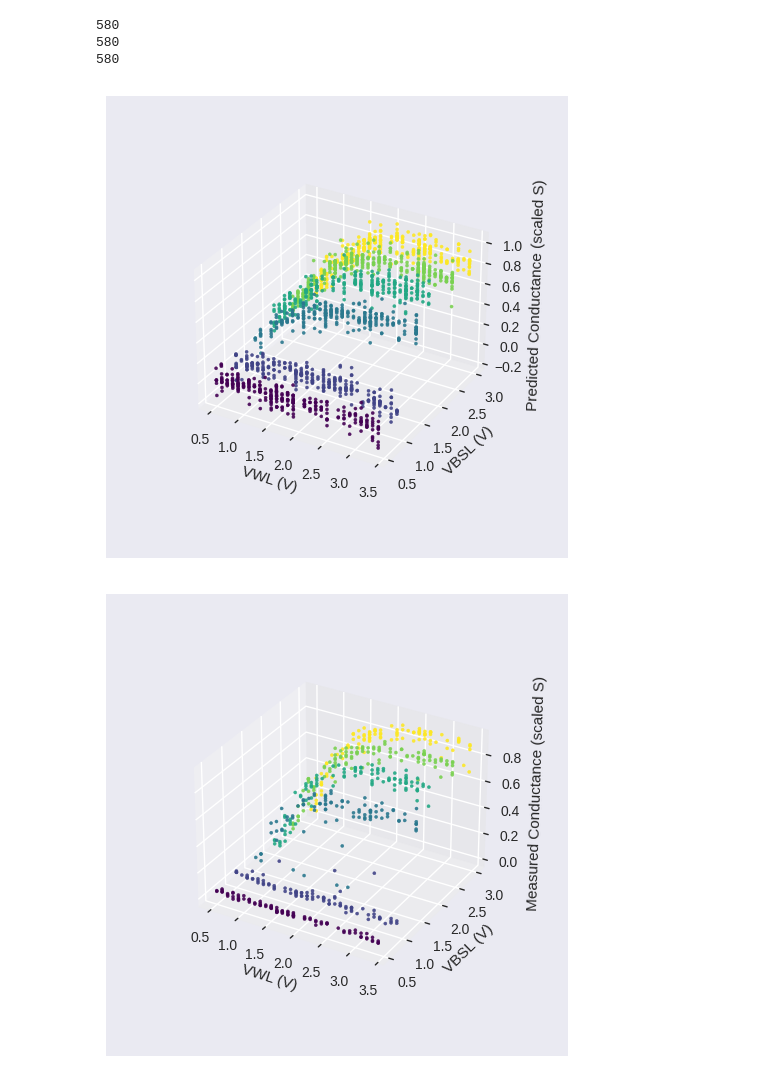
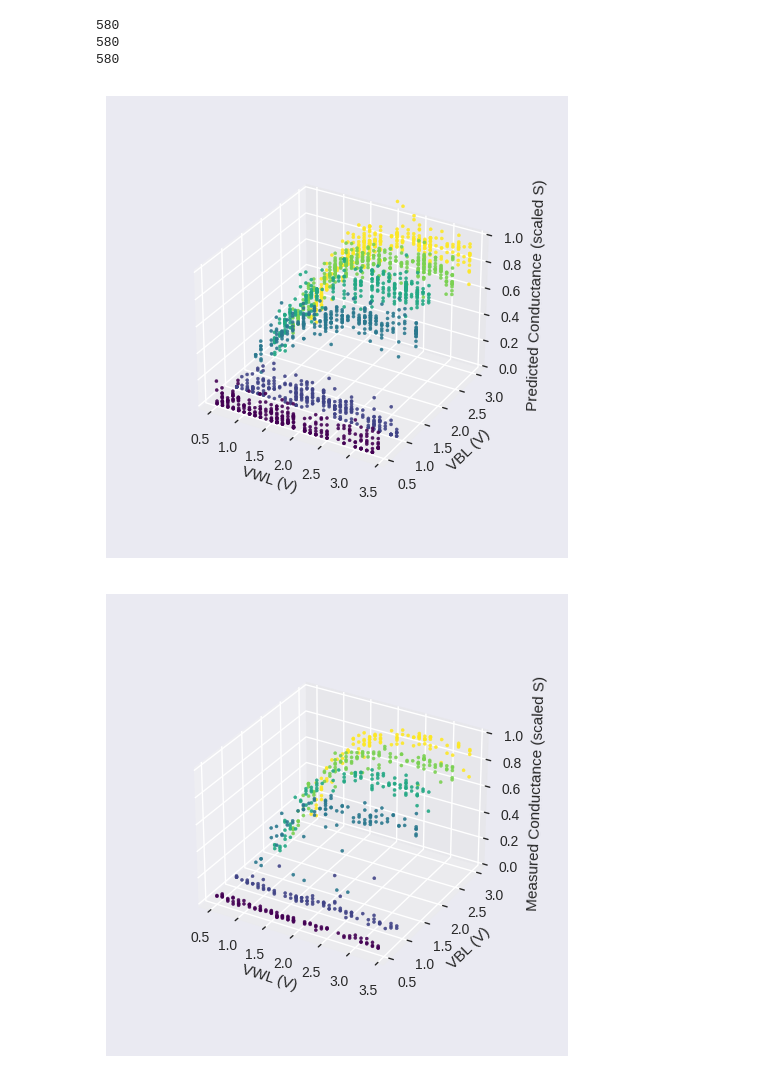
Before and after one commit to AaravWattal/RRAM-Models, a Jupyter notebook: SISPAD_3D_Graphs.ipynb, the cells around one changed output. Drawn from its saved outputs; the diff is of its cells as text; code cells hidden in the pictures.

```diff
--- a/SISPAD_3D_Graphs.ipynb
+++ b/SISPAD_3D_Graphs.ipynb
@@ -377,27 +377,28 @@ for i in range(len(vwl)):
 # %%
 fig = plt.figure(figsize=(8, 6))
 ax = fig.add_subplot(projection='3d')
 
 ax.set_xlabel('VWL (V)')
-ax.set_ylabel('VBSL (V)')
+ax.set_ylabel('VBL (V)')
 ax.set_zlabel('Predicted Conductance (scaled S)')
 
 ax.xaxis.labelpad = 10
 ax.yaxis.labelpad = 10
 ax.zaxis.labelpad = 10
 
 ax.dist = 14
+ax.set_zlim3d(0, 1)
 
-ax.scatter3D(vwl_longer, vbsl_longer, dist, c=vbsl_longer, cmap = 'viridis', marker='.', alpha=0.9)
+ax.scatter3D(vwl_longer, vbsl_longer, np.maximum(dist, 0), c=vbsl_longer, cmap = 'viridis', marker='.', alpha=0.9)
 plt.savefig('figs/3d_pred.pdf')
 # %% [output]
-[figure, old version]
+[figure, new version]
 # %%
 fig = plt.figure(figsize=(8, 6))
 ax = fig.add_subplot(projection='3d')
 
 ax.set_xlabel('VWL (V)')
-ax.set_ylabel('VBSL (V)')
+ax.set_ylabel('VBL (V)')
 ax.set_zlabel('Measured Conductance (scaled S)')
 
 ax.xaxis.labelpad = 10
@@ -405,8 +406,9 @@ ax.yaxis.labelpad = 10
 ax.zaxis.labelpad = 10
 
 ax.dist = 14
+ax.set_zlim3d(0, 1)
 
-ax.scatter3D(vwl, vbsl, z_real, cmap = 'viridis', c=vbsl, marker='.', alpha=0.9)
+ax.scatter3D(vwl, vbsl, np.maximum(z_real, 0), cmap = 'viridis', c=vbsl, marker='.', alpha=0.9)
 plt.savefig('figs/3d_actual.pdf')
 # %% [output]
-[figure, old version]
+[figure, new version]
```
Also changed, not shown: parts of 6 cells of this notebook.
